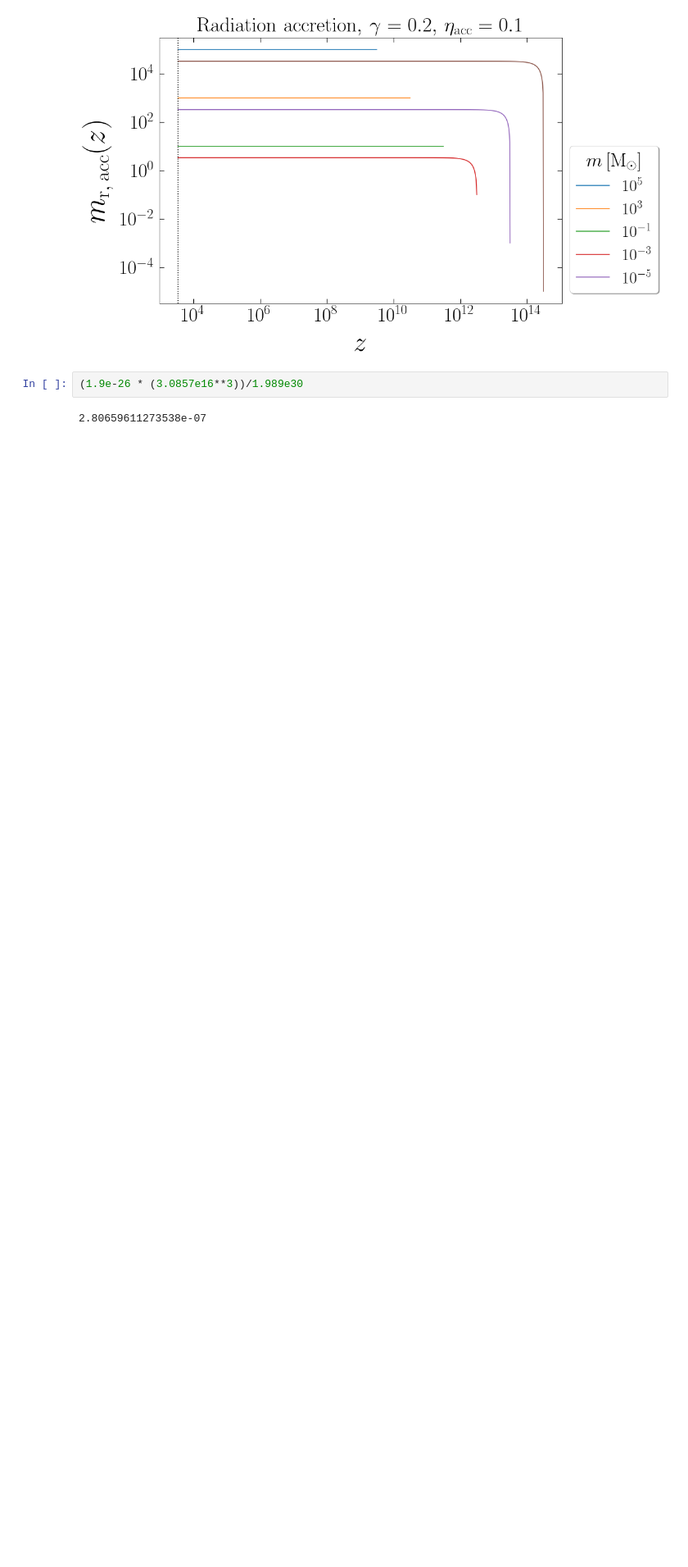
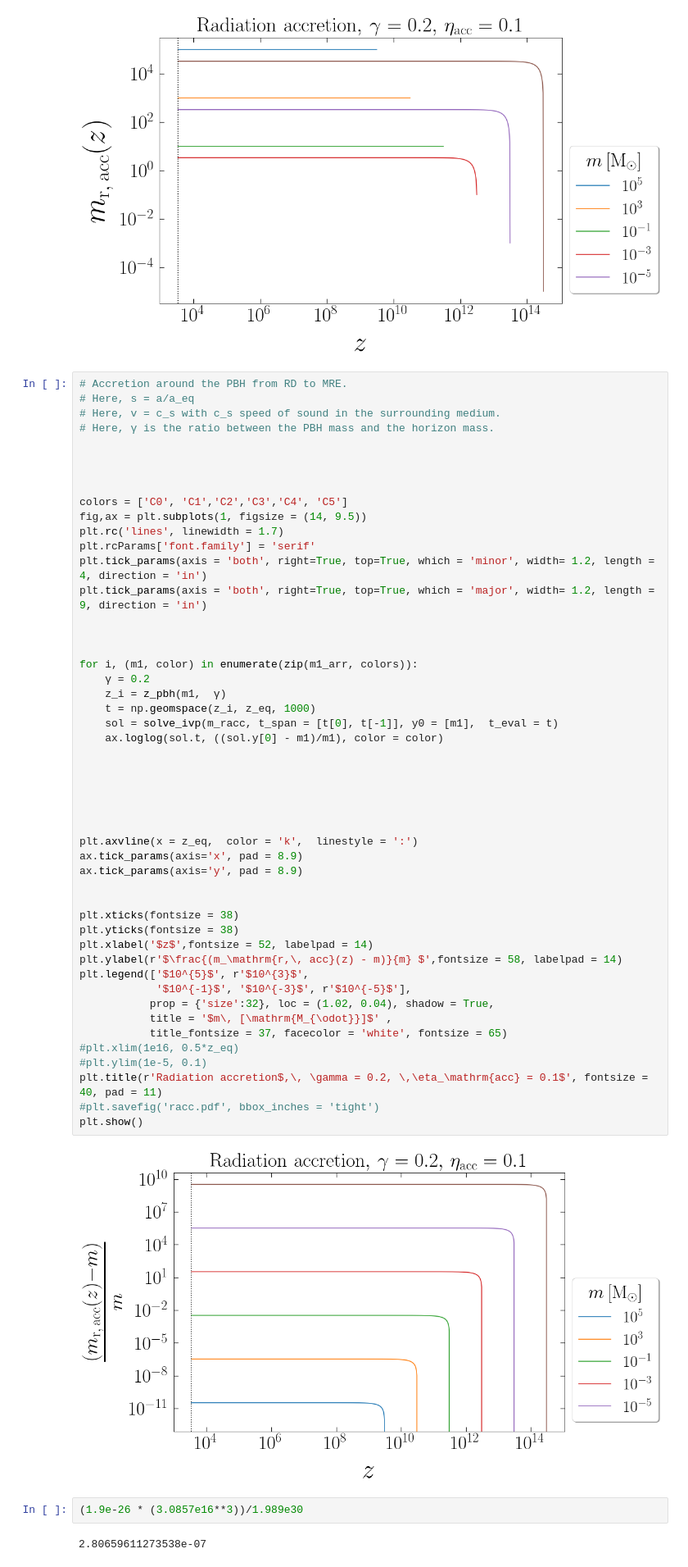
Before and after one commit to pratibhajangra591/project-2, a Jupyter notebook: acc_trial.ipynb, the cells around one changed output. Shown: that part at 82% size. Cells and saved outputs as stored; diff of their text form; blank space fills up the shorter version.

```diff
--- a/acc_trial.ipynb
+++ b/acc_trial.ipynb
@@ -89,6 +89,57 @@ plt.title(r'Radiation accretion$,\, \gamma = 0.2, \,\eta_\mathrm{acc} = 0.1$', f
 plt.show()
 # %% [output]
 [figure]
+# %%
+# Accretion around the PBH from RD to MRE.
+# Here, s = a/a_eq
+# Here, v = c_s with c_s speed of sound in the surrounding medium.
+# Here, γ is the ratio between the PBH mass and the horizon mass.
+
+
+
+
+colors = ['C0', 'C1','C2','C3','C4', 'C5']
+fig,ax = plt.subplots(1, figsize = (14, 9.5))
+plt.rc('lines', linewidth = 1.7)
+plt.rcParams['font.family'] = 'serif'
+plt.tick_params(axis = 'both', right=True, top=True, which = 'minor', width= 1.2, length = 4, direction = 'in')
+plt.tick_params(axis = 'both', right=True, top=True, which = 'major', width= 1.2, length = 9, direction = 'in')
+
+
+
+for i, (m1, color) in enumerate(zip(m1_arr, colors)):
+    γ = 0.2
+    z_i = z_pbh(m1,  γ)
+    t = np.geomspace(z_i, z_eq, 1000)
+    sol = solve_ivp(m_racc, t_span = [t[0], t[-1]], y0 = [m1],  t_eval = t)
+    ax.loglog(sol.t, ((sol.y[0] - m1)/m1), color = color)
+
+
+
+
+
+
+plt.axvline(x = z_eq,  color = 'k',  linestyle = ':')
+ax.tick_params(axis='x', pad = 8.9)
+ax.tick_params(axis='y', pad = 8.9)
+
+
+plt.xticks(fontsize = 38)
+plt.yticks(fontsize = 38)
+plt.xlabel('$z$',fontsize = 52, labelpad = 14)
+plt.ylabel(r'$\frac{(m_\mathrm{r,\, acc}(z) - m)}{m} $',fontsize = 58, labelpad = 14)
+plt.legend(['$10^{5}$', r'$10^{3}$',
+            '$10^{-1}$', '$10^{-3}$', r'$10^{-5}$'],
+           prop = {'size':32}, loc = (1.02, 0.04), shadow = True,
+           title = '$m\, [\mathrm{M_{\odot}}]$' ,
+           title_fontsize = 37, facecolor = 'white', fontsize = 65)
+#plt.xlim(1e16, 0.5*z_eq)
+#plt.ylim(1e-5, 0.1)
+plt.title(r'Radiation accretion$,\, \gamma = 0.2, \,\eta_\mathrm{acc} = 0.1$', fontsize = 40, pad = 11)
+#plt.savefig('racc.pdf', bbox_inches = 'tight')
+plt.show()
+# %% [output]
+[figure, added]
 # %%
 (1.9e-26 * (3.0857e16**3))/1.989e30
 # %% [output]
```
